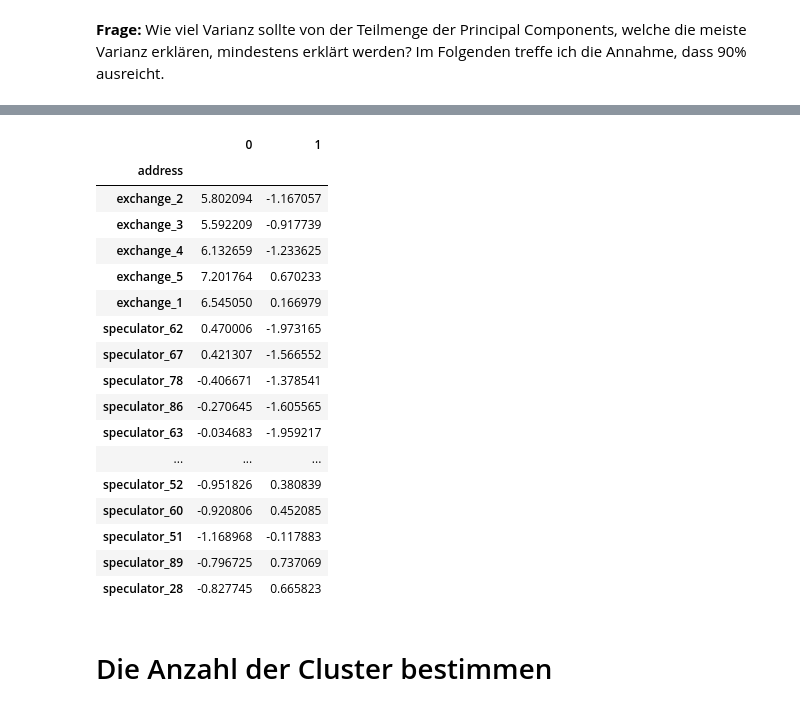
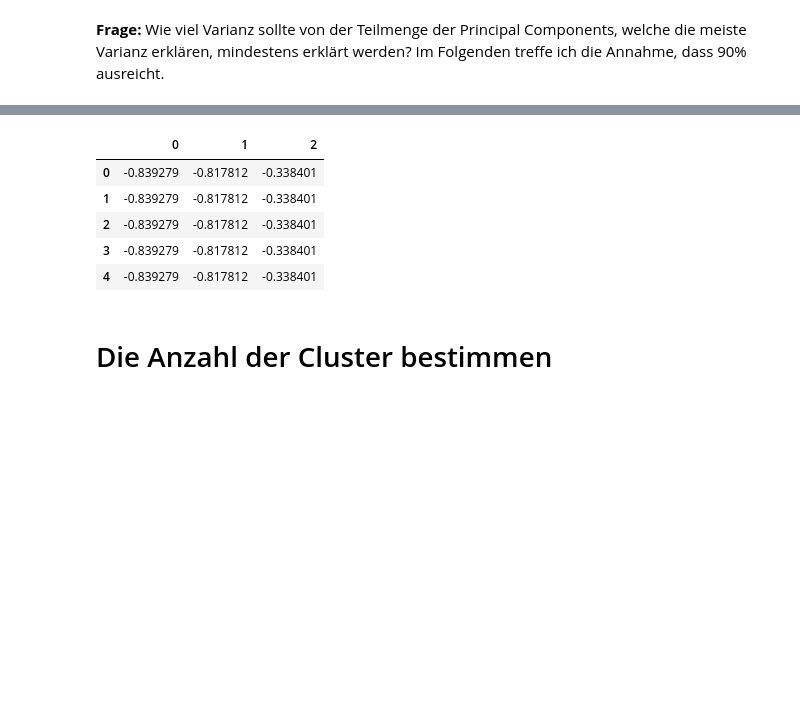
Before and after one commit to mgsgde/ethcluster, a Jupyter notebook: clusteranalysis.ipynb, the cells around one changed output, grey strips where cells are left out. Drawn from its saved outputs; the diff is of its cells as text; code cells hidden in the pictures; blank space fills up the shorter version.

```diff
--- a/clusteranalysis.ipynb
+++ b/clusteranalysis.ipynb
@@ -18 +18,7 @@ import seaborn as sns
+# %%
+from enum import Enum
+
+class tableNames(Enum):
+    features_sampleData= "features_sampleData"
+    traces_top40k_2019 = "traces_top40k_2019"
 # %%
@@ -33,16 +39,0 @@ import seaborn as sns
-# %%
-%env GOOGLE_APPLICATION_CREDENTIALS=./secrets/bigquery-service-account.json
-client = bigquery.Client()
-tableName = 'masterarbeit-245718.ethereum_us.features_sampleData'
-query = "SELECT * from `" + tableName+"`";
-query_job = client.query(query);
-start = time.time();
-data = query_job.result().to_dataframe();
-featureNames = ['weiReceived', 'weiSent', 'numberOfTranscationsReceived', 'numberOfTranscationsSent', 'avgTimeDiffBetweenSentTransactions', 'avgTimeDiffBetweenReceivedTransactions']
-# featureNames = ['weiReceived', 'weiSent', 'numberOfTranscationsReceived', 'numberOfTranscationsSent']
-data = data.set_index("address", drop=True)
-featureValues = data.loc[:,featureNames]
-done = time.time();
-elapsed = round(done - start);
-featureValues = featureValues.sort_values(by="weiReceived", ascending=False)
-print("Time to retrieve data from BigQuery: {} Seconds.".format(elapsed))
@@ -80,3 +49,6 @@ Size of the account feature dataset: 0.0 Megabytes.
+# %%
+featureValues["avgTimeDiffBetweenSentTransactions"] = featureValues["avgTimeDiffBetweenSentTransactions"].replace(to_replace=0.0, value=2 * max(featureValues["avgTimeDiffBetweenSentTransactions"]))
+featureValues["avgTimeDiffBetweenReceivedTransactions"] = featureValues["avgTimeDiffBetweenReceivedTransactions"].replace(to_replace=0.0, value=2 * max(featureValues["avgTimeDiffBetweenReceivedTransactions"]))
 # %% [markdown]
 # Merkmalsausprägungen standardisieren, so dass Mittelwert und Standardabweichung für alle Merkmale gleich sind
 # %%
@@ -91,12 +59,12 @@ len(featureValues_std)
 # %% [markdown]
 # Use Isolationforest to remove outliers
 # %%
-from sklearn.ensemble import IsolationForest
-clf = IsolationForest(max_samples="auto", behaviour='new', contamination="auto")
-clf.fit(featureValues_std)
-pred = clf.predict(featureValues_std)
-pred = pd.Series(pred)
-pred.index = featureValues.index
-featureValues_std_out = featureValues_std[pred == 1]
-featureValues_out = featureValues[pred == 1]
-print("Number of detected and deleted outliers: {}".format(pred.value_counts()[-1]))
+# from sklearn.ensemble import IsolationForest
+# clf = IsolationForest(max_samples="auto", behaviour='new', contamination="auto")
+# clf.fit(featureValues_std)
+# pred = clf.predict(featureValues_std)
+# pred = pd.Series(pred)
+# pred.index = featureValues.index
+# featureValues_std_out = featureValues_std[pred == 1]
+# featureValues_out = featureValues[pred == 1]
+# print("Number of detected and deleted outliers: {}".format(pred.value_counts()[-1]))
@@ -157,28 +103,16 @@ plt.close()
 # %%
 pca = PCA(n_components=optimalNumberOfClusters);
 featureValues_std_pca = pca.fit_transform(featureValues_std);
 featureValues_std_pca = pd.DataFrame(featureValues_std_pca);
 featureValues_std_pca.index = featureValues.index
-display(featureValues_std_pca);
+featureValues_std_pca.head()
 # %% [output]
-|  | 0 | 1 |
-| address |  |  |
-| exchange_2 | 5.802094 | -1.167057 |
-| exchange_3 | 5.592209 | -0.917739 |
-| exchange_4 | 6.132659 | -1.233625 |
-| exchange_5 | 7.201764 | 0.670233 |
-| exchange_1 | 6.545050 | 0.166979 |
-| speculator_62 | 0.470006 | -1.973165 |
-| speculator_67 | 0.421307 | -1.566552 |
-| speculator_78 | -0.406671 | -1.378541 |
-| speculator_86 | -0.270645 | -1.605565 |
-| speculator_63 | -0.034683 | -1.959217 |
-| ... | ... | ... |
-| speculator_52 | -0.951826 | 0.380839 |
-| speculator_60 | -0.920806 | 0.452085 |
-| speculator_51 | -1.168968 | -0.117883 |
-| speculator_89 | -0.796725 | 0.737069 |
-| speculator_28 | -0.827745 | 0.665823 |
+|  | 0 | 1 | 2 |
+| 0 | -0.839279 | -0.817812 | -0.338401 |
+| 1 | -0.839279 | -0.817812 | -0.338401 |
+| 2 | -0.839279 | -0.817812 | -0.338401 |
+| 3 | -0.839279 | -0.817812 | -0.338401 |
+| 4 | -0.839279 | -0.817812 | -0.338401 |
 # %% [markdown]
 # Die Anzahl der Cluster bestimmen
 # %% [markdown]
```
Also changed, not shown: parts of 31 cells of this notebook.
